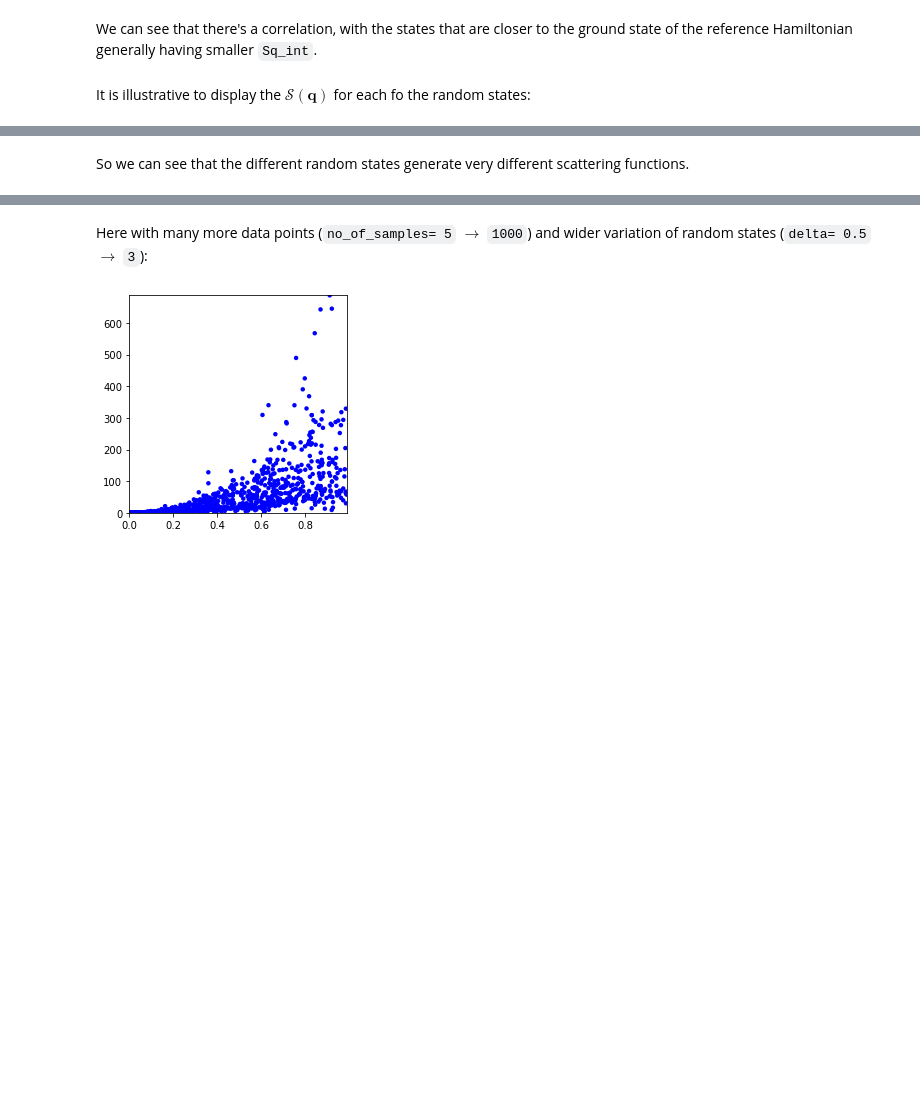
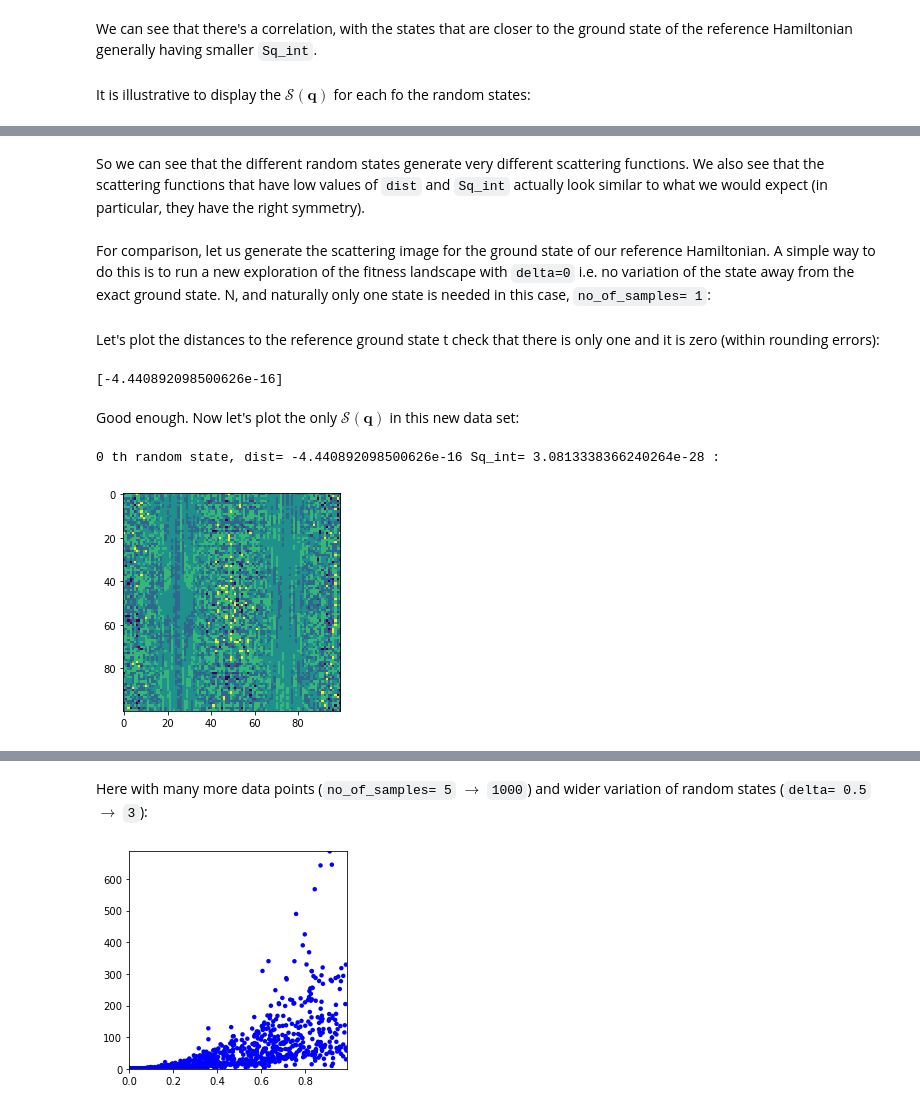
Before and after one commit to TymoteuszTula/FitnessLandscape, a Jupyter notebook: docs/basic_tutorial.ipynb, the cells around one changed output, grey strips where cells are left out. Saved outputs shown, nothing was run; the diff lists cells and outputs as text; code cells hidden in the pictures; blank space fills up the shorter version.

Commit message:
Add to basic tutorial cells with S(q) of reference state AND NOTE AN INCONSISTENCY THAT NEEDS TO BE CORRRECTED

````diff
--- a/docs/basic_tutorial.ipynb
+++ b/docs/basic_tutorial.ipynb
@@ -316,2 +326,34 @@ for n in range(no_of_samples):
 # %% [markdown]
-So we can see that the different random states generate very different scattering functions.
+So we can see that the different random states generate very different scattering functions. We also see that the scattering functions that have low values of ```dist``` and ```Sq_int``` actually look similar to what we would expect (in particular, they have the right symmetry).
+# %% [markdown]
+For comparison, let us generate the scattering image for the ground state of our reference Hamiltonian. A simple way to do this is to run a new exploration of the fitness landscape with ```delta=0``` i.e. no variation of the state away from the exact ground state. N, and naturally only one state is needed in this case, ```no_of_samples= 1```:
+# %%
+delta= 0.0
+no_of_processes= 64
+RANDOMIZER = RandomizerStateRandomDelta(HAMILTONIAN, delta, no_of_processes)
+
+corr = ["Sxx", "Sxy", "Sxz", "Syx", "Syy", "Syz", "Szx", "Szy", "Szz"]
+temp= HAMILTONIAN.temp  # <-- Obtain temperature from the Hamiltonian setup
+save_rhams= "False"     # <-- Do not save random Hamiltonians/states
+temp_type= "value"      # <-- Temperature given explicitly
+
+STABILITY_ANALYSIS = StabilityAnalysisSparse(HAMILTONIAN, RANDOMIZER, corr, save_rhams,temp_mul=temp, temp_type=temp_type)
+
+no_of_samples= 1
+dist, en, diffSij, diffSq, Sqs, Sijs, Sqints, Sq_int=STABILITY_ANALYSIS.generate_random_Sij_sparse(no_of_samples)
+# %% [markdown]
+Let's plot the distances to the reference ground state t check that there is only one and it is zero (within rounding errors):
+# %%
+dist
+# %% [output]
+[-4.440892098500626e-16]
+# %% [markdown]
+Good enough. Now let's plot the only $\mathcal{S}\left(\mathbf{q}\right)$ in this new data set:
+# %%
+for n in range(no_of_samples):
+    print(n,"th random state, dist=",dist[n],"Sq_int=",Sq_int[n],":")
+    plt.imshow(Sqints[n])
+    plt.show()
+# %% [output]
+0 th random state, dist= -4.440892098500626e-16 Sq_int= 3.0813338366240264e-28 :
+[figure, added]
````
Also changed, not shown: parts of 12 cells of this notebook.
